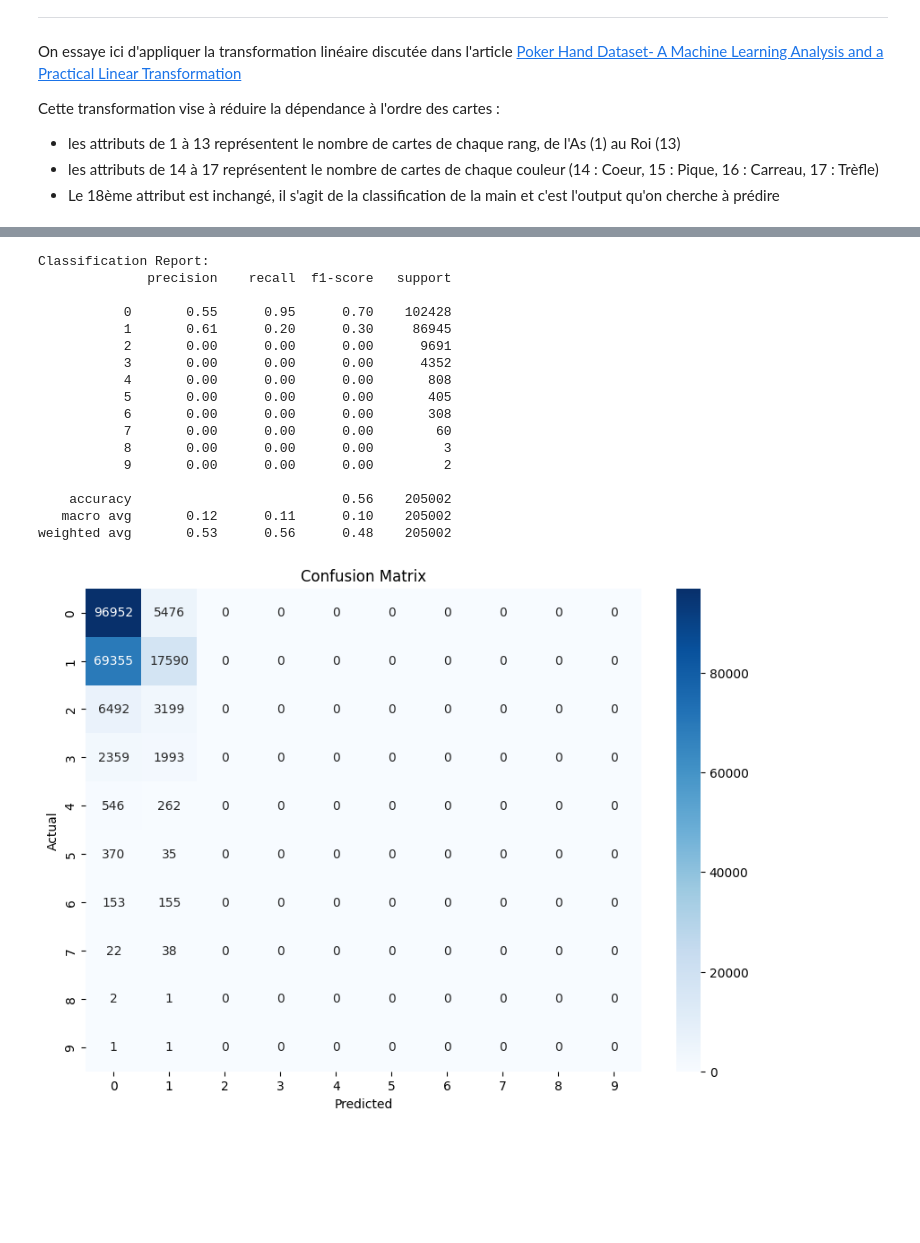
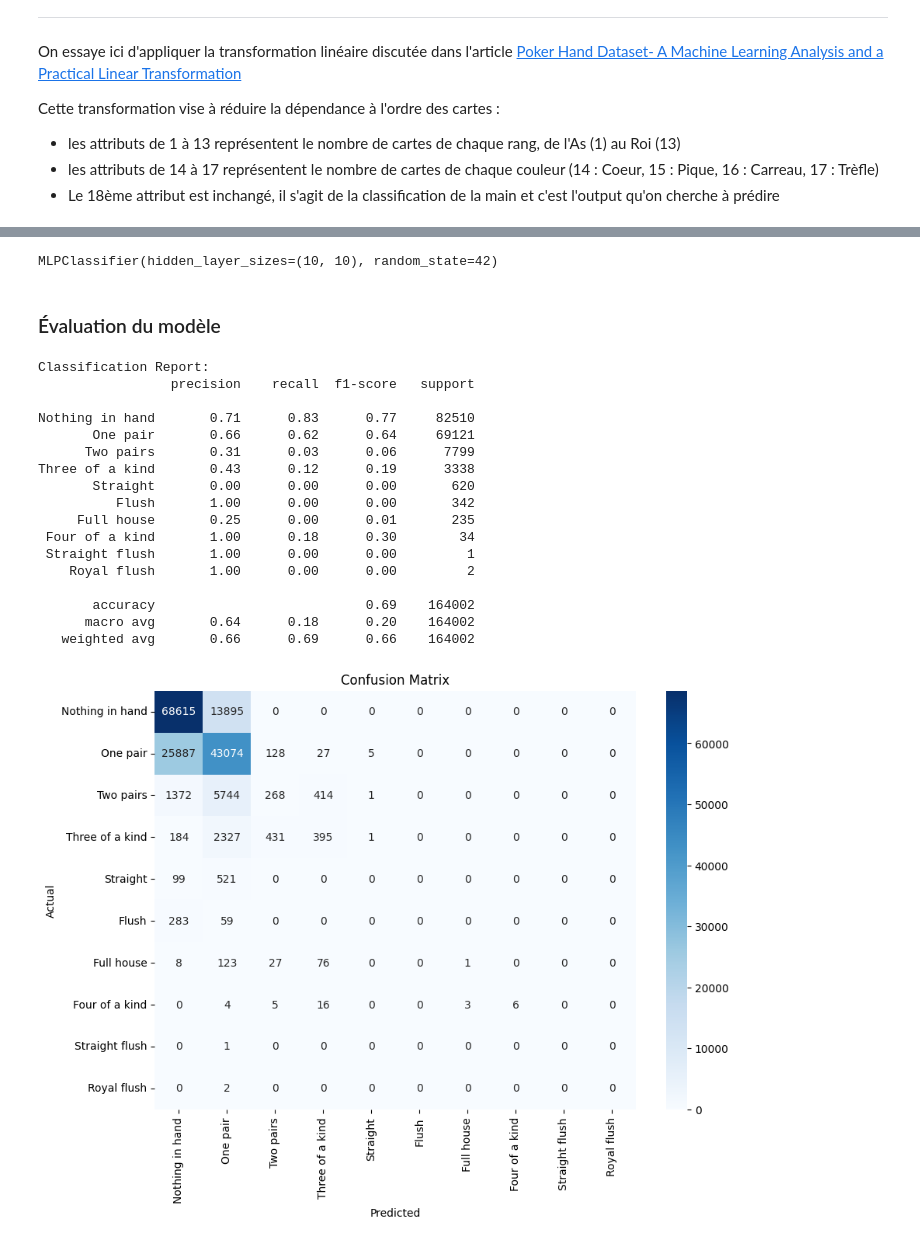
Before and after one commit to CyberlaClov/DAML_poker_hand, a Jupyter notebook: cp-neural-network.ipynb, the cells around one changed output, grey strips where cells are left out. Cells and saved outputs as stored; diff of their text form; code cells hidden in the pictures; blank space fills up the shorter version.

Commit message:
Implement linear_transform function in data_transform.py
update notebook for neural network

```diff
--- a/cp-neural-network.ipynb
+++ b/cp-neural-network.ipynb
@@ -44,3 +67,15 @@ print(poker_hand.variables)
+# %%
+# split between train and test
+X_train, X_test, y_train, y_test = train_test_split(X, y, test_size=0.2, random_state=42)
+
+# split between train and validation
+X_train, X_val, y_train, y_val = train_test_split(X_train, y_train, test_size=0.2, random_state=42)
+
+# scale data
+scaler = StandardScaler()
+X_train_scaled = scaler.fit_transform(X_train)
+X_val_scaled = scaler.transform(X_val)
+X_test_scaled = scaler.transform(X_test)
 # %% [markdown]
 ### Transformation linéaire de la donnée
 ---
@@ -121,41 +100,48 @@ Epoch 1000, Loss: 1.9011991024017334
+# %%
+
+# Define the MLPClassifier model
+mlp = MLPClassifier(hidden_layer_sizes=(10, 10), activation="relu", solver='adam', random_state=42)
+
+# Train the model
+mlp.fit(X_train_scaled, y_train.values.ravel())
+# %% [output]
+MLPClassifier(hidden_layer_sizes=(10, 10), random_state=42)
+# %% [markdown]
+### Évaluation du modèle
 # %%
-# Evaluation
-model.eval()
-with torch.no_grad():
-    y_test_pred = model(X_test_tensor)
-    y_test_pred_classes = torch.argmax(y_test_pred, dim=1)
+# Predict on the test set
+y_test_pred = mlp.predict(X_val_scaled)
 
 # Generate classification report
-report = classification_report(y_test_tensor, y_test_pred_classes)
+report = classification_report(y_val, y_test_pred, target_names=list(class_names.values()), zero_division=1)
 print(f'Classification Report:\n{report}')
 
 # Generate confusion matrix
-conf_matrix = confusion_matrix(y_test_tensor, y_test_pred_classes)
-
+conf_matrix = confusion_matrix(y_val, y_test_pred)
 
 # Plot confusion matrix
 plt.figure(figsize=(10, 7))
-sns.heatmap(conf_matrix, annot=True, fmt='d', cmap='Blues')
+sns.heatmap(conf_matrix, annot=True, fmt='d', cmap='Blues', xticklabels=list(class_names.values()), yticklabels=list(class_names.values()))
 plt.xlabel('Predicted')
 plt.ylabel('Actual')
 plt.title('Confusion Matrix')
 plt.show()
 # %% [output]
 Classification Report:
-              precision    recall  f1-score   support
+                 precision    recall  f1-score   support
 
-           0       0.55      0.95      0.70    102428
-           1       0.61      0.20      0.30     86945
-           2       0.00      0.00      0.00      9691
-           3       0.00      0.00      0.00      4352
-           4       0.00      0.00      0.00       808
-           5       0.00      0.00      0.00       405
-           6       0.00      0.00      0.00       308
-           7       0.00      0.00      0.00        60
-           8       0.00      0.00      0.00         3
-           9       0.00      0.00      0.00         2
+Nothing in hand       0.71      0.83      0.77     82510
+       One pair       0.66      0.62      0.64     69121
+      Two pairs       0.31      0.03      0.06      7799
+Three of a kind       0.43      0.12      0.19      3338
+       Straight       0.00      0.00      0.00       620
+          Flush       1.00      0.00      0.00       342
+     Full house       0.25      0.00      0.01       235
+ Four of a kind       1.00      0.18      0.30        34
+ Straight flush       1.00      0.00      0.00         1
+    Royal flush       1.00      0.00      0.00         2
 
-    accuracy                           0.56    205002
-   macro avg       0.12      0.11      0.10    205002
-weighted avg       0.53      0.56      0.48    205002
+       accuracy                           0.69    164002
+      macro avg       0.64      0.18      0.20    164002
+   weighted avg       0.66      0.69      0.66    164002
-[figure, old version]
+[figure, new version]
```
Also changed, not shown: parts of 17 cells of this notebook, 1 other file.
